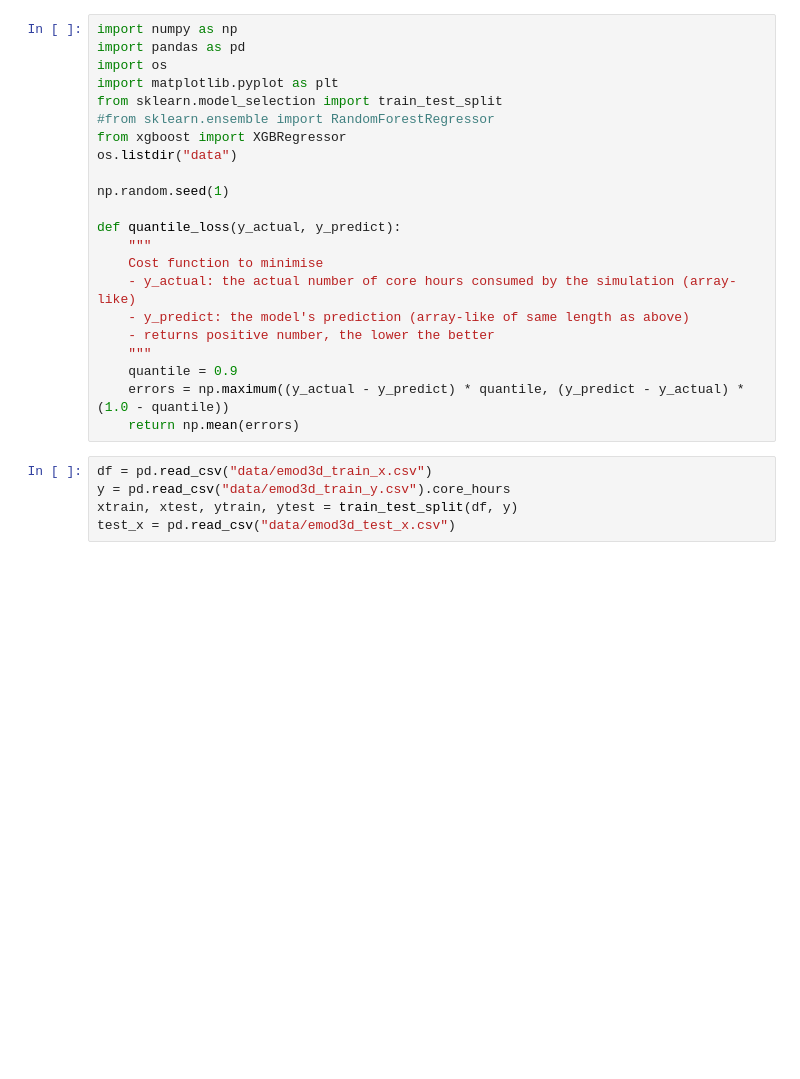
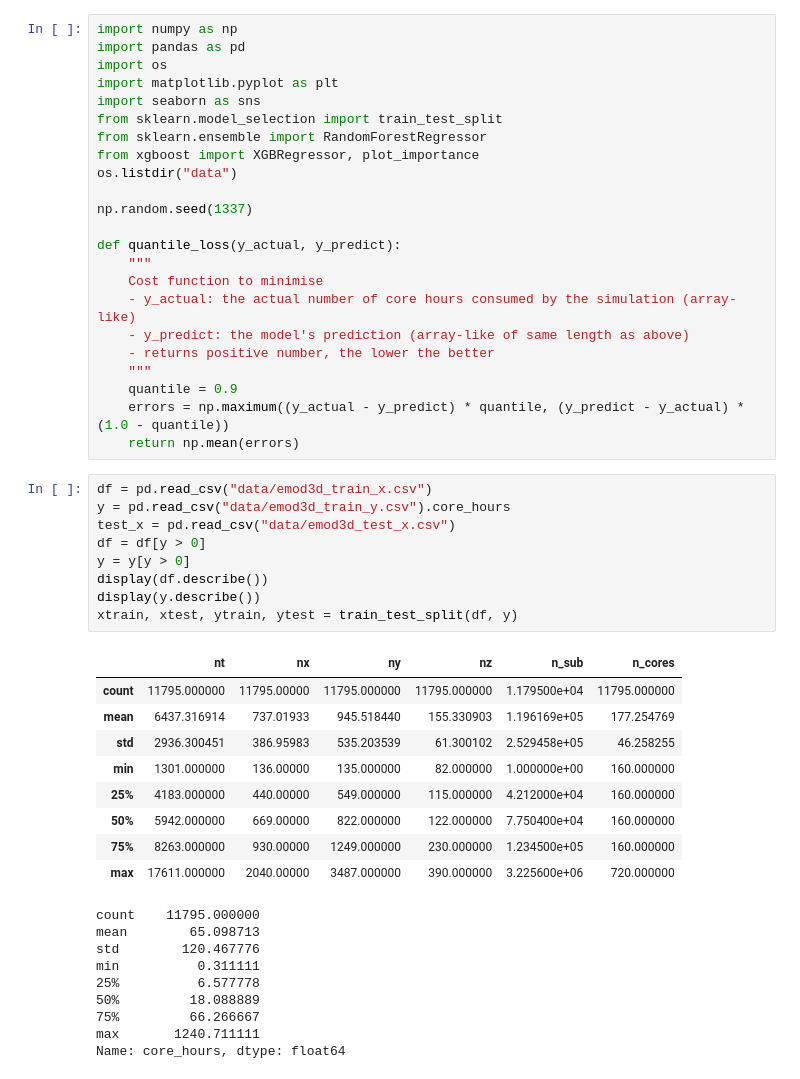
Before and after one commit to neon-ninja/nzrse_hackathon_2020, a Jupyter notebook: train.ipynb, the cells around one changed output. Saved outputs shown, nothing was run; the diff lists cells and outputs as text; blank space fills up the shorter version.

```diff
--- a/train.ipynb
+++ b/train.ipynb
@@ -3,12 +3,13 @@ import numpy as np
 import pandas as pd
 import os
 import matplotlib.pyplot as plt
+import seaborn as sns
 from sklearn.model_selection import train_test_split
-#from sklearn.ensemble import RandomForestRegressor
-from xgboost import XGBRegressor
+from sklearn.ensemble import RandomForestRegressor
+from xgboost import XGBRegressor, plot_importance
 os.listdir("data")
 
-np.random.seed(1)
+np.random.seed(1337)
 
 def quantile_loss(y_actual, y_predict):
     """
@@ -23,5 +24,28 @@ def quantile_loss(y_actual, y_predict):
 # %%
 df = pd.read_csv("data/emod3d_train_x.csv")
 y = pd.read_csv("data/emod3d_train_y.csv").core_hours
+test_x = pd.read_csv("data/emod3d_test_x.csv")
+df = df[y > 0]
+y = y[y > 0]
+display(df.describe())
+display(y.describe())
 xtrain, xtest, ytrain, ytest = train_test_split(df, y)
-test_x = pd.read_csv("data/emod3d_test_x.csv")
+# %% [output]
+|  | nt | nx | ny | nz | n_sub | n_cores |
+| count | 11795.000000 | 11795.00000 | 11795.000000 | 11795.000000 | 1.179500e+04 | 11795.000000 |
+| mean | 6437.316914 | 737.01933 | 945.518440 | 155.330903 | 1.196169e+05 | 177.254769 |
+| std | 2936.300451 | 386.95983 | 535.203539 | 61.300102 | 2.529458e+05 | 46.258255 |
+| min | 1301.000000 | 136.00000 | 135.000000 | 82.000000 | 1.000000e+00 | 160.000000 |
+| 25% | 4183.000000 | 440.00000 | 549.000000 | 115.000000 | 4.212000e+04 | 160.000000 |
+| 50% | 5942.000000 | 669.00000 | 822.000000 | 122.000000 | 7.750400e+04 | 160.000000 |
+| 75% | 8263.000000 | 930.00000 | 1249.000000 | 230.000000 | 1.234500e+05 | 160.000000 |
+| max | 17611.000000 | 2040.00000 | 3487.000000 | 390.000000 | 3.225600e+06 | 720.000000 |
+count    11795.000000
+mean        65.098713
+std        120.467776
+min          0.311111
+25%          6.577778
+50%         18.088889
+75%         66.266667
+max       1240.711111
+Name: core_hours, dtype: float64
```
Also changed, not shown: parts of 8 cells of this notebook, 1 other file.
